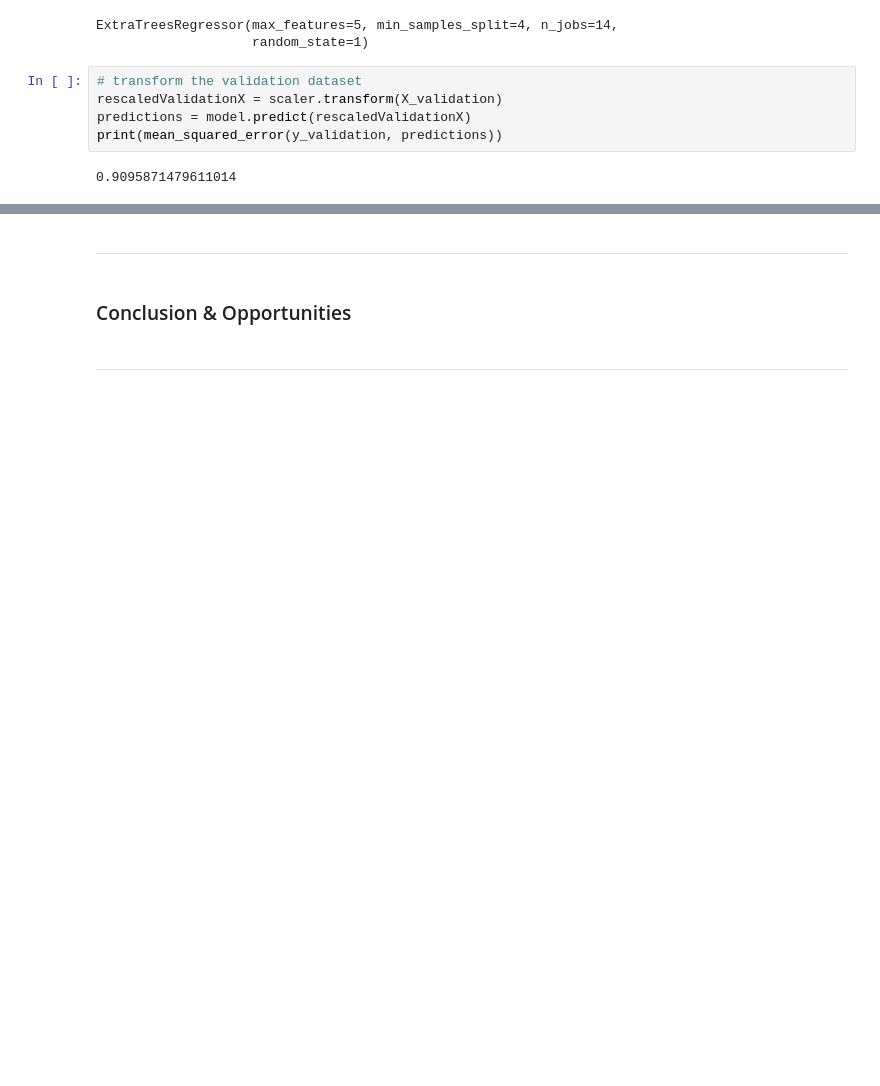
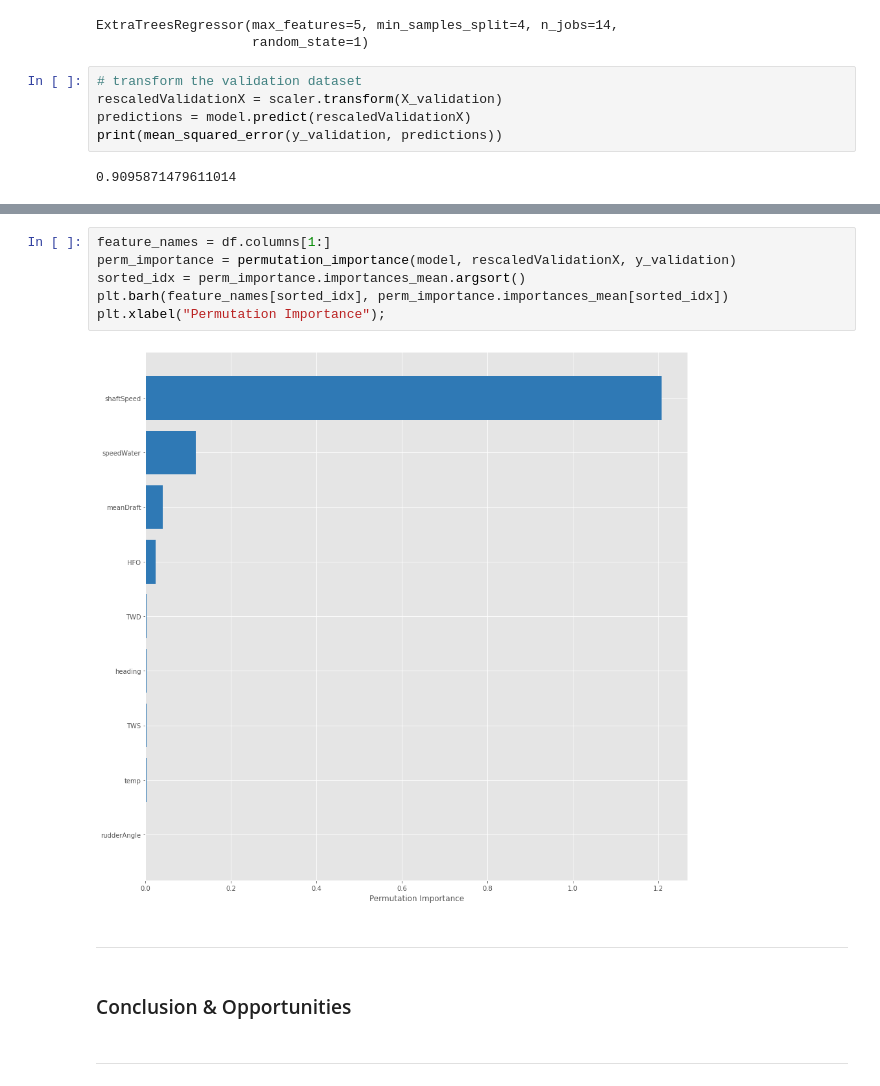
Before and after one commit to R-Sandhu/predict-ship-fuel-consumption, a Jupyter notebook: reports/Report.ipynb, the cells around one changed output, grey strips where cells are left out. Cells and saved outputs as stored; diff of their text form; blank space fills up the shorter version.

Commit message:
final report and model training script

```diff
--- a/reports/Report.ipynb
+++ b/reports/Report.ipynb
@@ -900,3 +908,11 @@ print(mean_squared_error(y_validation, predictions))
+# %%
+feature_names = df.columns[1:]
+perm_importance = permutation_importance(model, rescaledValidationX, y_validation)
+sorted_idx = perm_importance.importances_mean.argsort()
+plt.barh(feature_names[sorted_idx], perm_importance.importances_mean[sorted_idx])
+plt.xlabel("Permutation Importance");
+# %% [output]
+[figure, added]
 # %% [markdown]
 ***
 # %% [markdown]
```
Also changed, not shown: parts of 15 cells of this notebook, 1 other file.
